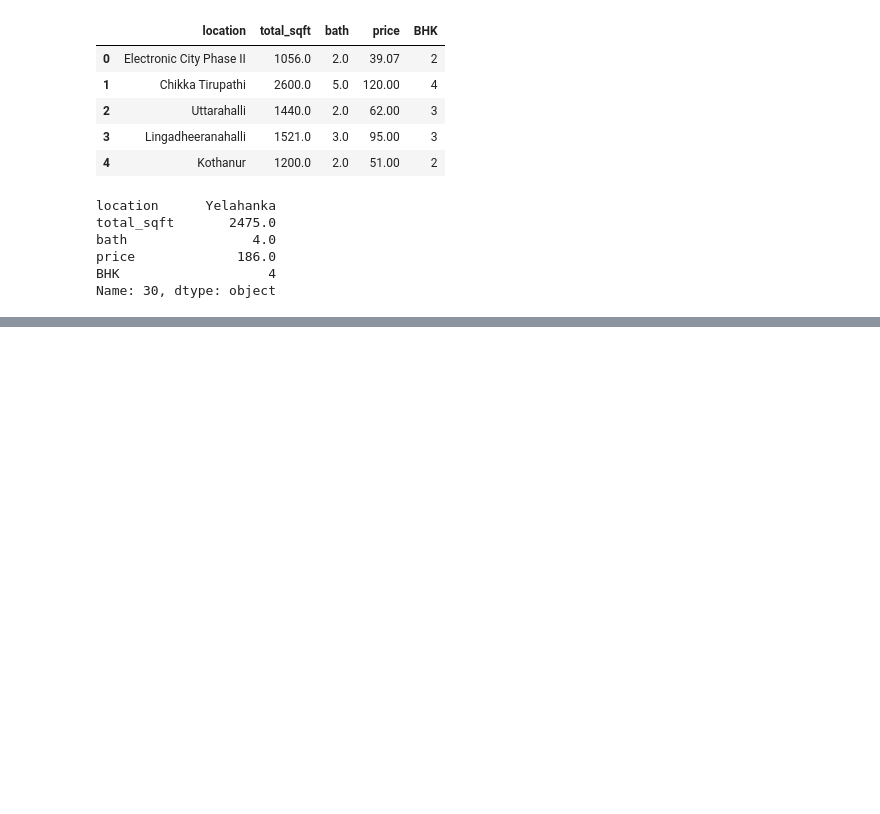
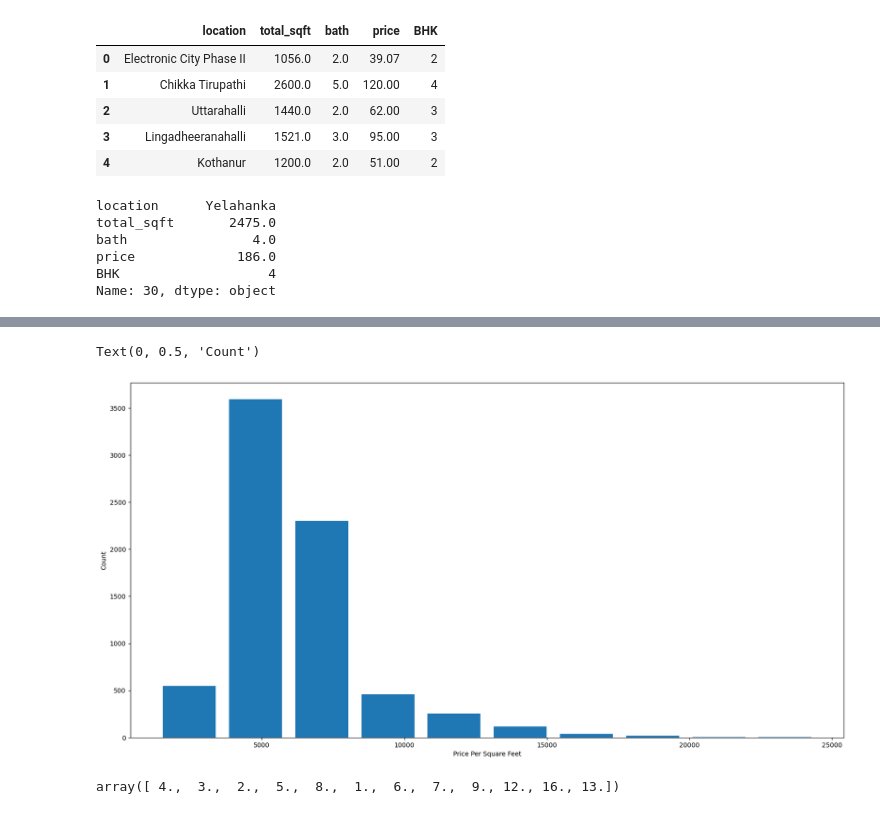
Before and after one commit to elmokh9/Bengaluru_housing_price_predictor, a Jupyter notebook: bengaluru data.ipynb, the cells around one changed output, grey strips where cells are left out. Drawn from its saved outputs; the diff is of its cells as text; code cells hidden in the pictures; blank space fills up the shorter version.

```diff
--- a/bengaluru data.ipynb
+++ b/bengaluru data.ipynb
@@ -148,0 +314,14 @@ Name: 30, dtype: object
+# %%
+#for understanding
+def remove_bhk_outliers(df):
+    exclude_indices = np.array([])
+    for location, location_df in df.groupby('location'):
+        bhk_stats = {}
+        for bhk, bhk_df in location_df.groupby('BHK'):
+            bhk_stats[bhk] ={
+            'mean': np.mean(bhk_df.price_per_sqft),
+            'std': np.std(bhk_df.price_per_sqft),
+            'count': bhk_df.shape[0]
+                }
+        print(bhk_stats)
+dfn = remove_bhk_outliers(df5)
@@ -148,0 +382,14 @@ Name: 30, dtype: object
+# %%
+import matplotlib
+matplotlib.rcParams['figure.figsize'] = (20, 10)
+plt.hist(df6.price_per_sqft, rwidth = 0.8)
+plt.xlabel('Price Per Square Feet')
+plt.ylabel("Count")
+#like a bell curve. Majority of data points lie between 0-10000
+# %% [output]
+Text(0, 0.5, 'Count')
+[figure, added]
+# %%
+df6.bath.unique()
+# %% [output]
+array([ 4.,  3.,  2.,  5.,  8.,  1.,  6.,  7.,  9., 12., 16., 13.])
```
Also changed, not shown: parts of 28 cells of this notebook.
